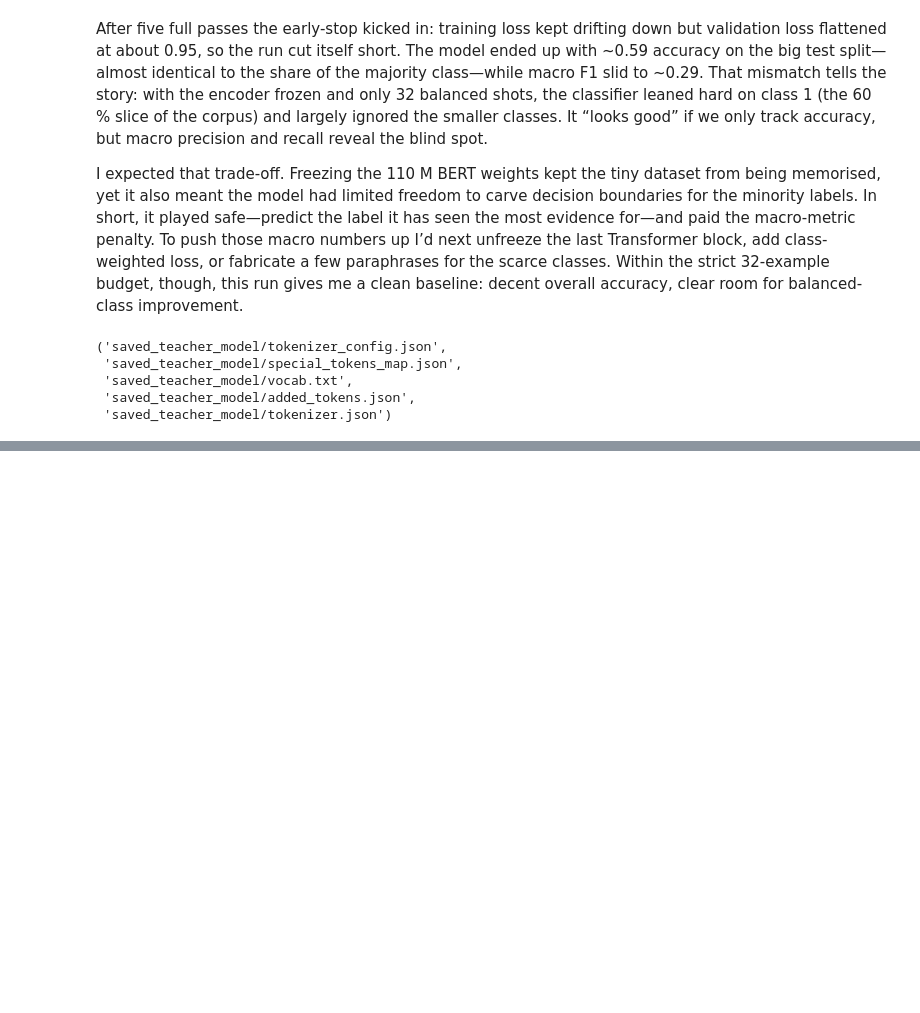
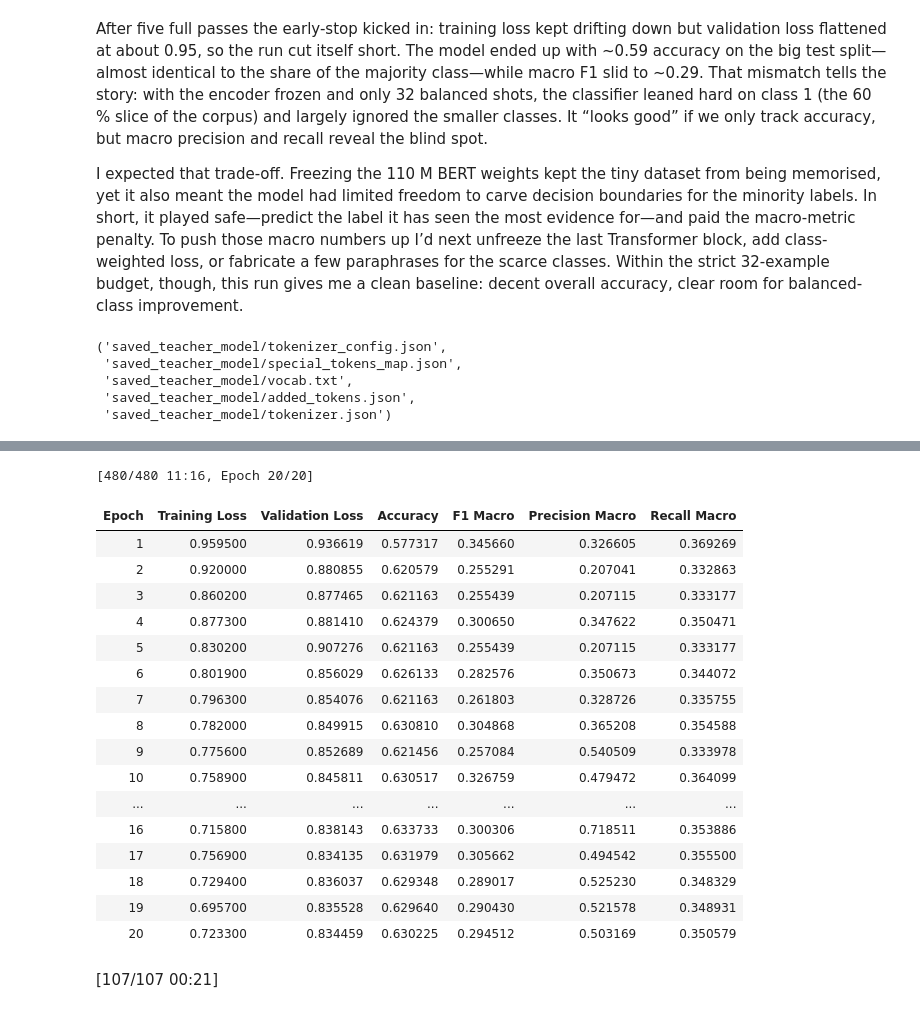
Before and after one commit to victorsobottka/nlp_finalproject_2025, a Jupyter notebook: Notebook_Part02.ipynb, the cells around one changed output, grey strips where cells are left out. Cells and saved outputs as stored; diff of their text form; code cells hidden in the pictures; blank space fills up the shorter version.

```diff
--- a/Notebook_Part02.ipynb
+++ b/Notebook_Part02.ipynb
@@ -255,0 +380,12 @@ tok.save_pretrained("saved_teacher_model")
+# %%
+aug_rows = []
+for _, row in df_train.iterrows():
+    sent, lbl = row["sentence"], row["label"]
+    # 4 variantes EDA
+    for aug_sent in eda(sent, num_aug=4, alpha=0.1, p_rd=0.1):
+        aug_rows.append({"sentence": aug_sent, "label": lbl})
+    # 1 variante Back-Translation
+    aug_rows.append({"sentence": back_translate(sent), "label": lbl})
+
+aug_df = pd.DataFrame(aug_rows)
+print(f"Generated Sample : {len(aug_df)}")
@@ -255,0 +394,6 @@ tok.save_pretrained("saved_teacher_model")
+# %%
+df_train = pd.concat([df_train, aug_df], ignore_index=True)
+df_train = shuffle(df_train, random_state=42).reset_index(drop=True)
+
+print(f"Original train size: {len(df_train_original)}")
+print(f"Expanded train size: {len(df_train)}")
@@ -255,0 +462,54 @@ tok.save_pretrained("saved_teacher_model")
+# %%
+args = TrainingArguments(
+    output_dir="./bert_fewshot",
+    per_device_train_batch_size=8,
+    per_device_eval_batch_size=32,
+    num_train_epochs=20,
+    learning_rate=5e-4,
+    eval_strategy="epoch",
+    save_strategy="epoch",           # must match evaluation_strategy
+    logging_strategy="epoch",
+    load_best_model_at_end=True,
+    metric_for_best_model="eval_loss",
+    greater_is_better=False,
+    report_to="none",
+    seed=42,
+)
+
+early_stop = EarlyStoppingCallback(early_stopping_patience=3)
+
+trainer = Trainer(
+    model=model,
+    args=args,
+    train_dataset=dataset["train"],
+    eval_dataset=dataset["test"],
+    data_collator=data_collator,
+    compute_metrics=compute_metrics,
+    callbacks=[early_stop],)
+
+trainer.train()
+metrics = trainer.evaluate()
+print("\nFinal test metrics:")
+for k, v in metrics.items():
+    if k.startswith("eval_"):
+        print(f"{k[5:]}: {v:.4f}")
+# %% [output]
+[480/480 11:16, Epoch 20/20]
+| Epoch | Training Loss | Validation Loss | Accuracy | F1 Macro | Precision Macro | Recall Macro |
+| 1 | 0.959500 | 0.936619 | 0.577317 | 0.345660 | 0.326605 | 0.369269 |
+| 2 | 0.920000 | 0.880855 | 0.620579 | 0.255291 | 0.207041 | 0.332863 |
+| 3 | 0.860200 | 0.877465 | 0.621163 | 0.255439 | 0.207115 | 0.333177 |
+| 4 | 0.877300 | 0.881410 | 0.624379 | 0.300650 | 0.347622 | 0.350471 |
+| 5 | 0.830200 | 0.907276 | 0.621163 | 0.255439 | 0.207115 | 0.333177 |
+| 6 | 0.801900 | 0.856029 | 0.626133 | 0.282576 | 0.350673 | 0.344072 |
+| 7 | 0.796300 | 0.854076 | 0.621163 | 0.261803 | 0.328726 | 0.335755 |
+| 8 | 0.782000 | 0.849915 | 0.630810 | 0.304868 | 0.365208 | 0.354588 |
+| 9 | 0.775600 | 0.852689 | 0.621456 | 0.257084 | 0.540509 | 0.333978 |
+| 10 | 0.758900 | 0.845811 | 0.630517 | 0.326759 | 0.479472 | 0.364099 |
+| ... | ... | ... | ... | ... | ... | ... |
+| 16 | 0.715800 | 0.838143 | 0.633733 | 0.300306 | 0.718511 | 0.353886 |
+| 17 | 0.756900 | 0.834135 | 0.631979 | 0.305662 | 0.494542 | 0.355500 |
+| 18 | 0.729400 | 0.836037 | 0.629348 | 0.289017 | 0.525230 | 0.348329 |
+| 19 | 0.695700 | 0.835528 | 0.629640 | 0.290430 | 0.521578 | 0.348931 |
+| 20 | 0.723300 | 0.834459 | 0.630225 | 0.294512 | 0.503169 | 0.350579 |
+[107/107 00:21]
```
Also changed, not shown: parts of 35 cells of this notebook, 1 other file.
